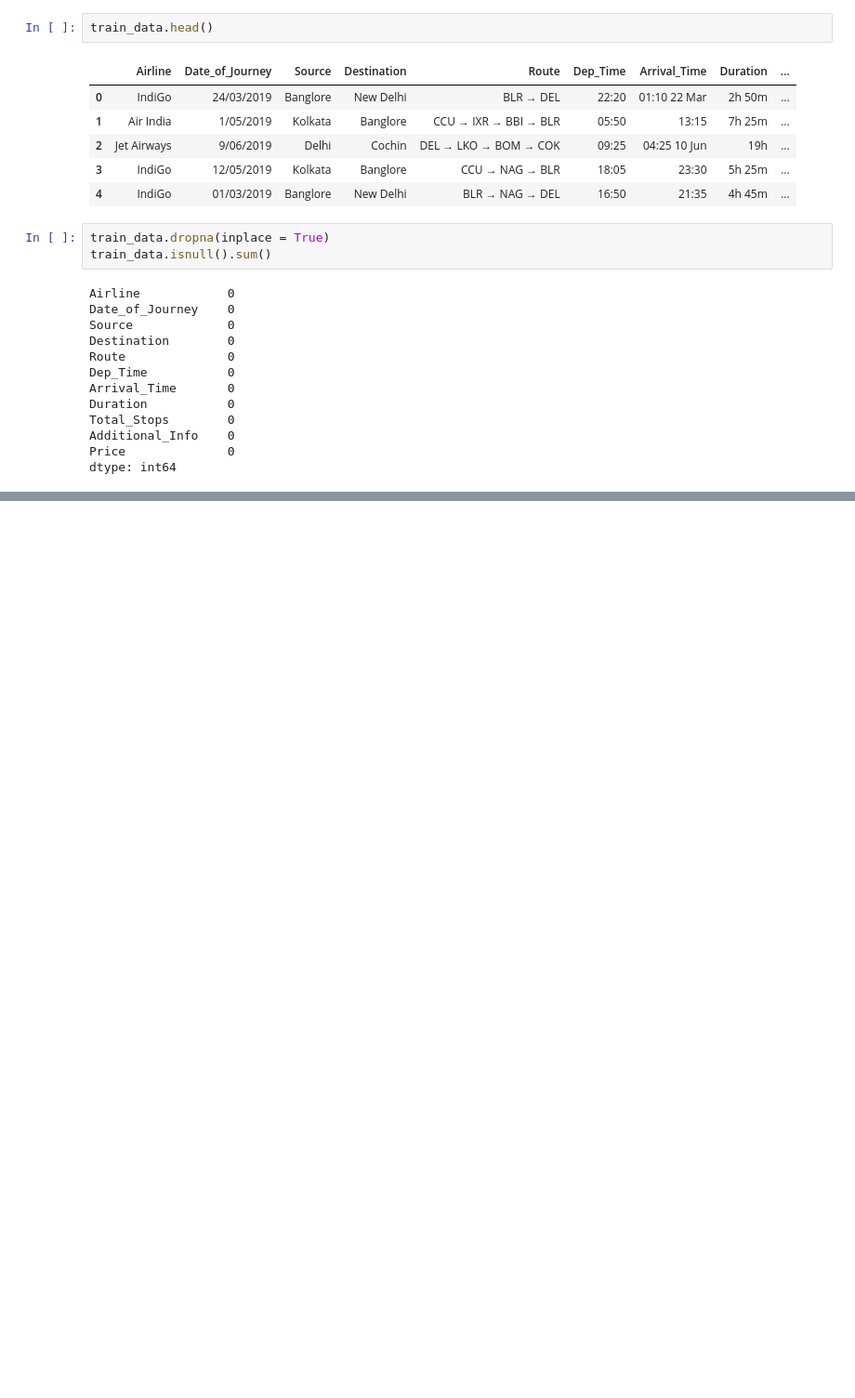
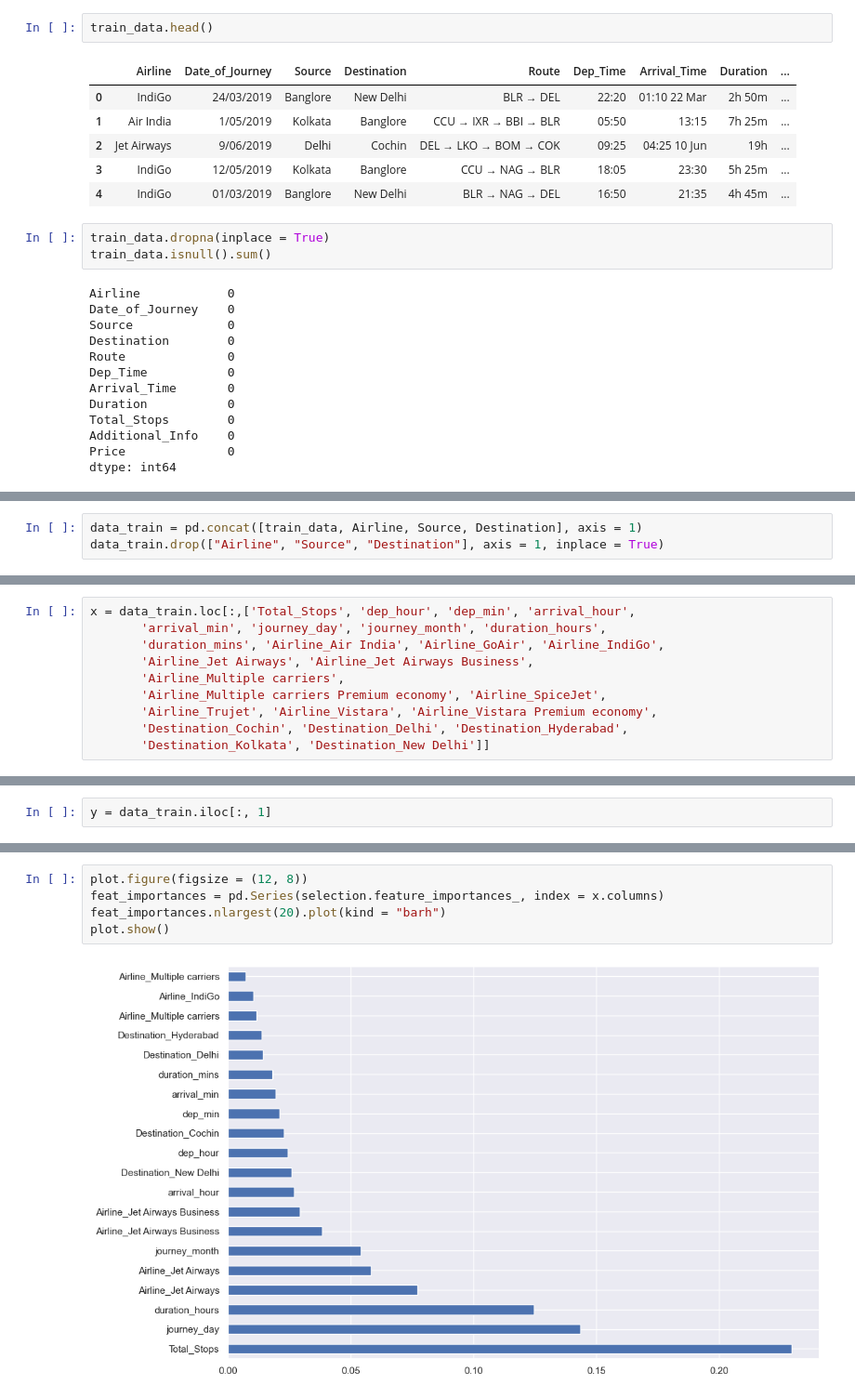
Before and after one commit to vpra711/flight_fare_prediction, a Jupyter notebook: flight.ipynb, the cells around one changed output, grey strips where cells are left out. Shown: that part at 93% size. Saved outputs shown, nothing was run; the diff lists cells and outputs as text; blank space fills up the shorter version.

```diff
--- a/flight.ipynb
+++ b/flight.ipynb
@@ -143,0 +184,3 @@ train_data
+# %%
+data_train = pd.concat([train_data, Airline, Source, Destination], axis = 1)
+data_train.drop(["Airline", "Source", "Destination"], axis = 1, inplace = True)
@@ -143,0 +299,10 @@ train_data
+# %%
+x = data_train.loc[:,['Total_Stops', 'dep_hour', 'dep_min', 'arrival_hour',
+       'arrival_min', 'journey_day', 'journey_month', 'duration_hours',
+       'duration_mins', 'Airline_Air India', 'Airline_GoAir', 'Airline_IndiGo',
+       'Airline_Jet Airways', 'Airline_Jet Airways Business',
+       'Airline_Multiple carriers',
+       'Airline_Multiple carriers Premium economy', 'Airline_SpiceJet',
+       'Airline_Trujet', 'Airline_Vistara', 'Airline_Vistara Premium economy',
+       'Destination_Cochin', 'Destination_Delhi', 'Destination_Hyderabad',
+       'Destination_Kolkata', 'Destination_New Delhi']]
@@ -143,0 +319,2 @@ train_data
+# %%
+y = data_train.iloc[:, 1]
@@ -143,0 +353,7 @@ train_data
+# %%
+plot.figure(figsize = (12, 8))
+feat_importances = pd.Series(selection.feature_importances_, index = x.columns)
+feat_importances.nlargest(20).plot(kind = "barh")
+plot.show()
+# %% [output]
+[figure, added]
```
Also changed, not shown: parts of 57 cells of this notebook.
